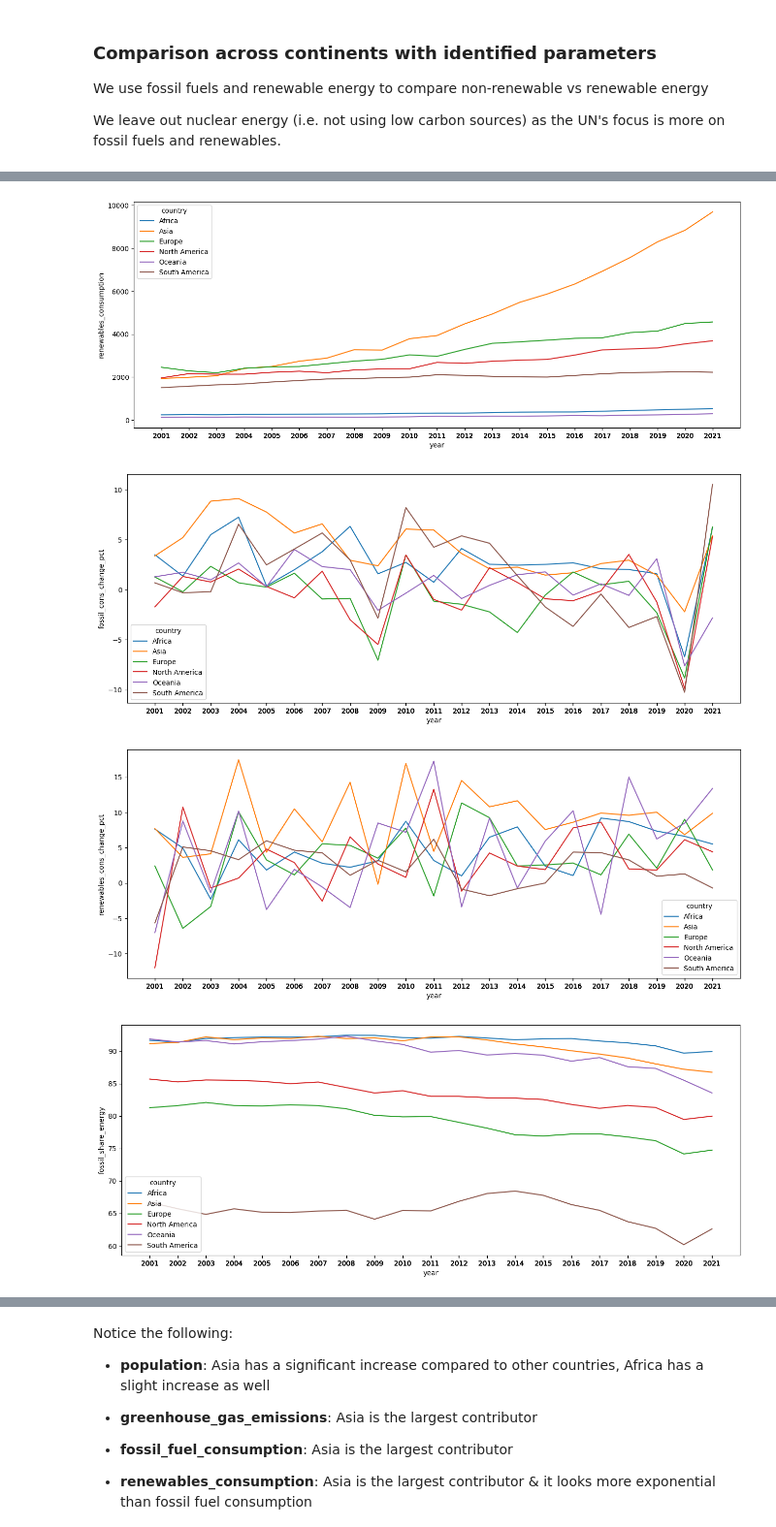
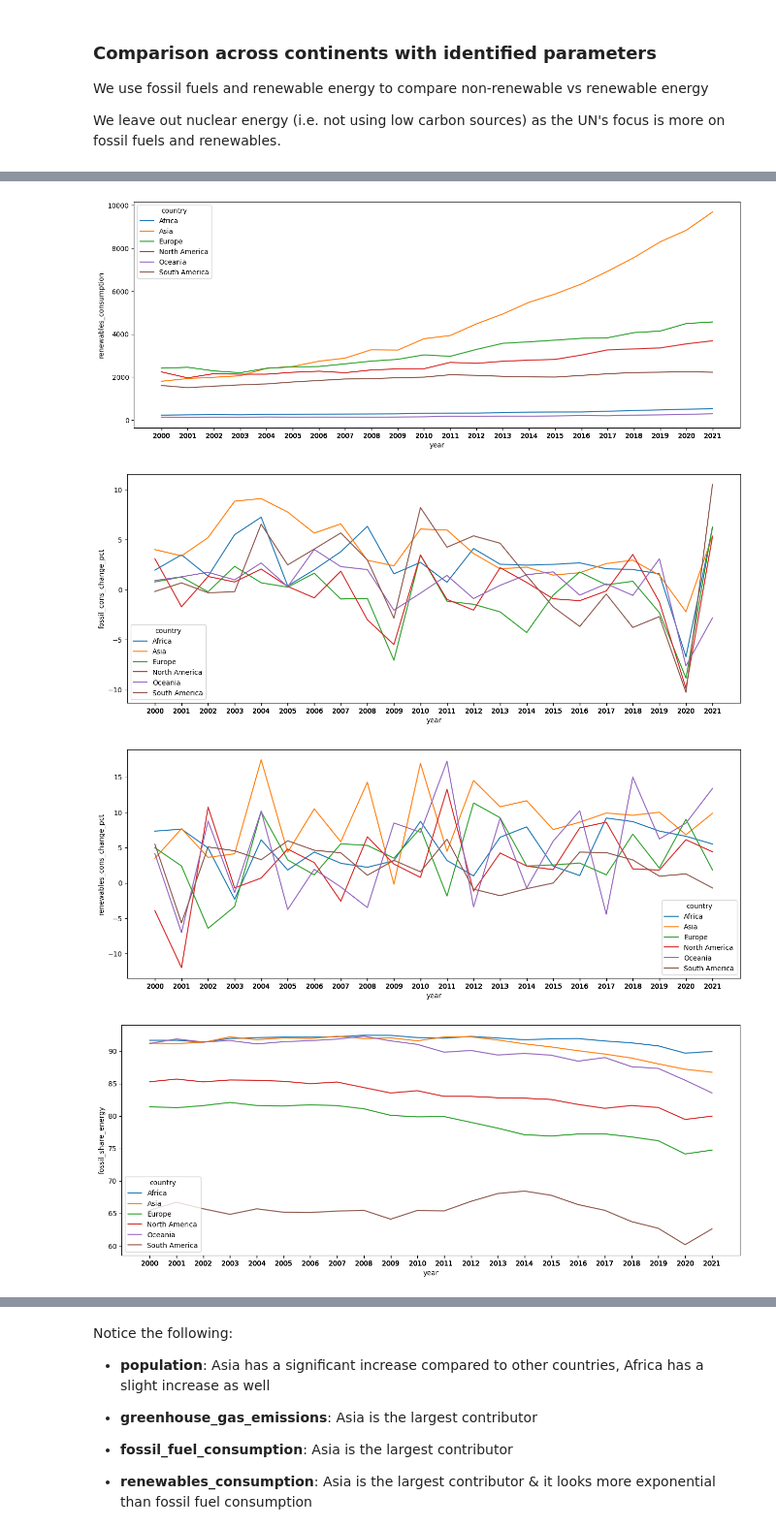
Before and after one commit to boon-keng/mini-project, a Jupyter notebook: EDA.ipynb, the cells around one changed output, grey strips where cells are left out. Shown at 97% size. Cells and saved outputs as stored; diff of their text form; code cells hidden in the pictures.

```diff
--- a/EDA.ipynb
+++ b/EDA.ipynb
@@ -58,7 +58,7 @@ sb.lineplot(data=nan_count, x = 'year', y = 'nan_counts');
 # %% [markdown]
 Hence we restrict the years to year 2000 onwards for subsequent analysis
 # %%
-df = df[df['year'] > 2000]
+df = df[df['year'] > 1999]
 # %% [markdown]
 ## Data Cleaning: Column Filtering based on relevancy
 
@@ -178,11 +178,9 @@ df2
 We use fossil fuels and renewable energy to compare non-renewable vs renewable energy
 
 We leave out nuclear energy (i.e. not using low carbon sources) as the UN's focus is more on fossil fuels and renewables.
+# %%
+continent_data = df2[df2['country'].isin(continents)]
 # %%
 continent_metrics = ['population', 'greenhouse_gas_emissions', 'fossil_fuel_consumption',
                      'renewables_consumption', 'fossil_cons_change_pct', 'renewables_cons_change_pct',
                      'fossil_share_energy', 'renewables_share_energy']
-# %%
-continent_data = df2[df2['country'].isin(continents)][['year', 'country'] + continent_metrics].reset_index()
-continent_data.drop(columns = 'index')
-continent_data.info()
@@ -207,0 +187,5 @@ memory usage: 11.0+ KB
+# %%
+# we use the .copy() function so that we make our own edits based on the new dataframe, not on the original dataframe
+continent_general_data = continent_data[['year', 'country'] + continent_metrics].reset_index().copy()
+continent_general_data.drop(columns = 'index', inplace=True)
+continent_general_data.info()
@@ -208,6 +210,6 @@ memory usage: 11.0+ KB
 # %%
 for metric in continent_metrics:
     figure = plt.figure(figsize=(16,6))
-    sb.lineplot(data=continent_data, x = 'year', y = metric, hue = 'country')
-    plt.xticks(continent_data["year"].astype(int))
+    sb.lineplot(data=continent_general_data, x = 'year', y = metric, hue = 'country')
+    plt.xticks(continent_general_data["year"].astype(int))
 # %% [output]
@@ -217,4 +219,4 @@ for metric in continent_metrics:
-[figure, old version]
+[figure, new version]
-[figure, old version]
+[figure, new version]
-[figure, old version]
+[figure, new version]
-[figure, old version]
+[figure, new version]
```
Also changed, not shown: parts of 23 cells of this notebook.
